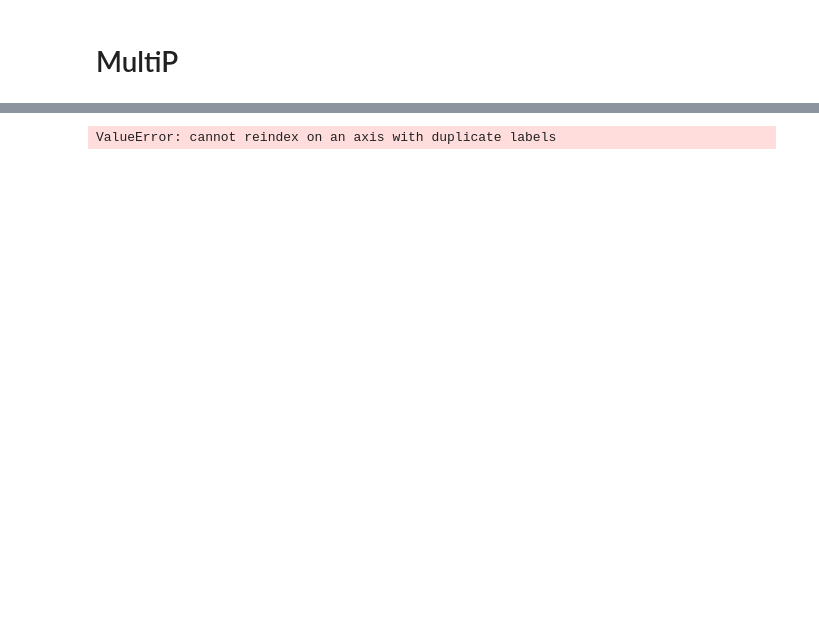
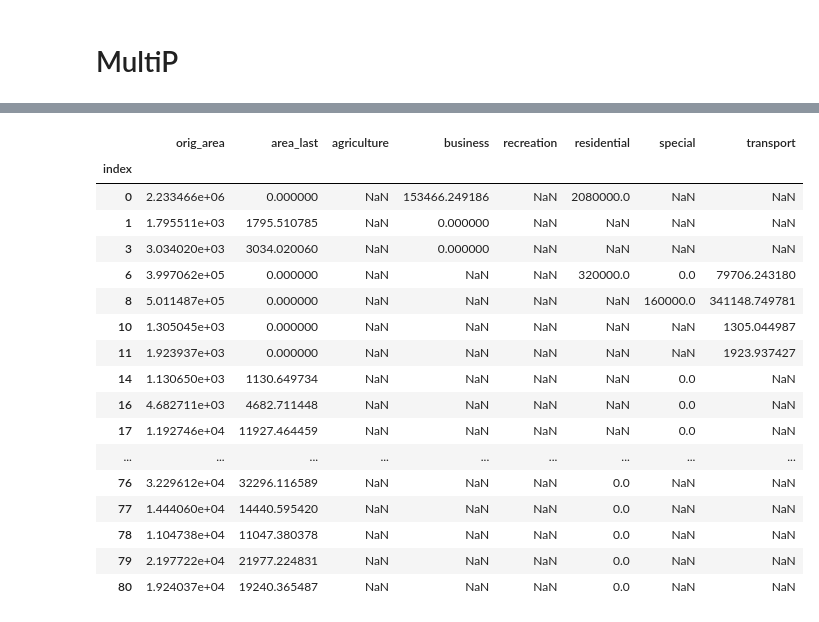
Before and after one commit to IDUclub/GenPlanner, a Jupyter notebook: app/gen_planner/python/src/poisson_sampling.ipynb, the cells around one changed output, grey strips where cells are left out. Saved outputs shown, nothing was run; the diff lists cells and outputs as text; code cells hidden in the pictures; blank space fills up the shorter version.

```diff
--- a/app/gen_planner/python/src/poisson_sampling.ipynb
+++ b/app/gen_planner/python/src/poisson_sampling.ipynb
@@ -194,4 +250,0 @@ target_zones
-# %%
-for _, row in ready_zones.iterrows():
-    target_zones.at[row.zone_str, 'area_last'] = target_zones.loc[row.zone_str, 'area_last'] - row['area']
-target_zones
@@ -242,7 +277,19 @@ possible_areas.drop(columns=['zone_str', 'reserved_area'])
 # %%
 while target_zones['area_last'].sum() > 0:
-    zone_to_search = target_zones['area_last'].idxmin()
-    max_area_to_add = target_zones.loc[zone_to_search, 'min_area']
-    zone_to_add_id = possible_areas[~possible_areas[zone_to_search].isna()]['area_last'].idxmin()
-    break
+    zone_to_search = target_zones['area_last'].idxmax()
+    area_last = target_zones.loc[zone_to_search, 'area_last']
+    print('area_last ', area_last)
+    print('zone_to_search', zone_to_search)
+    block_area = target_zones.loc[zone_to_search, 'min_area']
+
+    possible_areas_gt0 = possible_areas[possible_areas['area_last']>0]
+    zone_to_add_id = possible_areas_gt0[~possible_areas_gt0[zone_to_search].isna()]['area_last'].idxmax()
+
+    area_to_fill = min(possible_areas.loc[zone_to_add_id, 'area_last'], block_area, area_last)
+    print('area_to_fill', area_to_fill)
+    possible_areas.at[zone_to_add_id, 'area_last'] = possible_areas.loc[zone_to_add_id, 'area_last'] - area_to_fill
+    possible_areas.at[zone_to_add_id, zone_to_search] = possible_areas.at[zone_to_add_id, zone_to_search]+area_to_fill
+    target_zones.at[zone_to_search, 'area_last'] = target_zones.loc[zone_to_search, 'area_last'] - area_to_fill
+    print(target_zones['area_last'].sum())
+    print('-----')
 # %% [output]
@@ -250,25 +314,21 @@ while target_zones['area_last'].sum() > 0:
-# %%
-import pandas as pd
-
-# Пример данных
-data = [
-    (0, ["agriculture", "residential", "special", "recreation"], [0.0, 2080000.0, 0.0, 0.0]),
-    (6, ["residential", "special", "transport", "recreation"], [0.0, 0.0, 0.0, 0.0]),
-    (8, ["special", "transport", "recreation"], [0.0, 160000.0, 0.0]),
-    (11, ["transport", "recreation"], [0.0, 0.0]),
-    (18, ["residential", "recreation"], [0.0, 0.0]),
-    (44, ["business", "transport"], [0.0, 160000.0]),
-    (46, ["agriculture", "residential", "business", "transport", "transport", "special"],
-     [0.0, 0.0, 480000.0, 0.0, 0.0, 0.0])
-]
-
-# Создаем DataFrame
-df = pd.DataFrame(data, columns=["id", "zone_str", "reserved_area"])
-
-# Применяем apply для создания столбцов на основе зоны и значений
-expanded_df = df.apply(lambda x: pd.Series(x.reserved_area, index=x.zone_str), axis=1)
-
-# Печатаем результат
-print(expanded_df)
-# %% [output]
-ValueError: cannot reindex on an axis with duplicate labels
+# %%
+possible_areas
+# %% [output]
+|  | orig_area | area_last | agriculture | business | recreation | residential | special | transport |
+| index |  |  |  |  |  |  |  |  |
+| 0 | 2.233466e+06 | 0.000000 | NaN | 153466.249186 | NaN | 2080000.0 | NaN | NaN |
+| 1 | 1.795511e+03 | 1795.510785 | NaN | 0.000000 | NaN | NaN | NaN | NaN |
+| 3 | 3.034020e+03 | 3034.020060 | NaN | 0.000000 | NaN | NaN | NaN | NaN |
+| 6 | 3.997062e+05 | 0.000000 | NaN | NaN | NaN | 320000.0 | 0.0 | 79706.243180 |
+| 8 | 5.011487e+05 | 0.000000 | NaN | NaN | NaN | NaN | 160000.0 | 341148.749781 |
+| 10 | 1.305045e+03 | 0.000000 | NaN | NaN | NaN | NaN | NaN | 1305.044987 |
+| 11 | 1.923937e+03 | 0.000000 | NaN | NaN | NaN | NaN | NaN | 1923.937427 |
+| 14 | 1.130650e+03 | 1130.649734 | NaN | NaN | NaN | NaN | 0.0 | NaN |
+| 16 | 4.682711e+03 | 4682.711448 | NaN | NaN | NaN | NaN | 0.0 | NaN |
+| 17 | 1.192746e+04 | 11927.464459 | NaN | NaN | NaN | NaN | 0.0 | NaN |
+| ... | ... | ... | ... | ... | ... | ... | ... | ... |
+| 76 | 3.229612e+04 | 32296.116589 | NaN | NaN | NaN | 0.0 | NaN | NaN |
+| 77 | 1.444060e+04 | 14440.595420 | NaN | NaN | NaN | 0.0 | NaN | NaN |
+| 78 | 1.104738e+04 | 11047.380378 | NaN | NaN | NaN | 0.0 | NaN | NaN |
+| 79 | 2.197722e+04 | 21977.224831 | NaN | NaN | NaN | 0.0 | NaN | NaN |
+| 80 | 1.924037e+04 | 19240.365487 | NaN | NaN | NaN | 0.0 | NaN | NaN |
```
Also changed, not shown: parts of 11 cells of this notebook, 1 other file.
